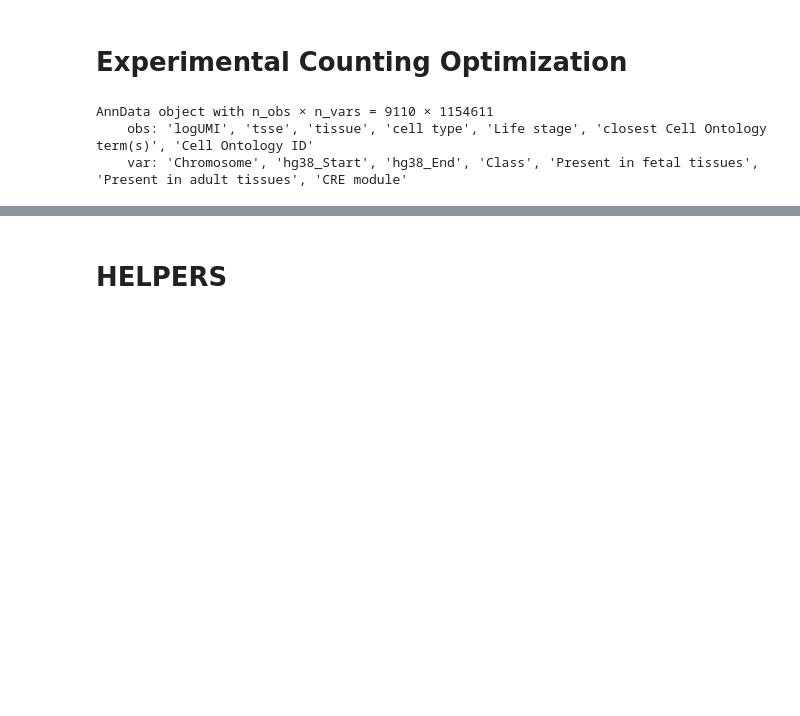
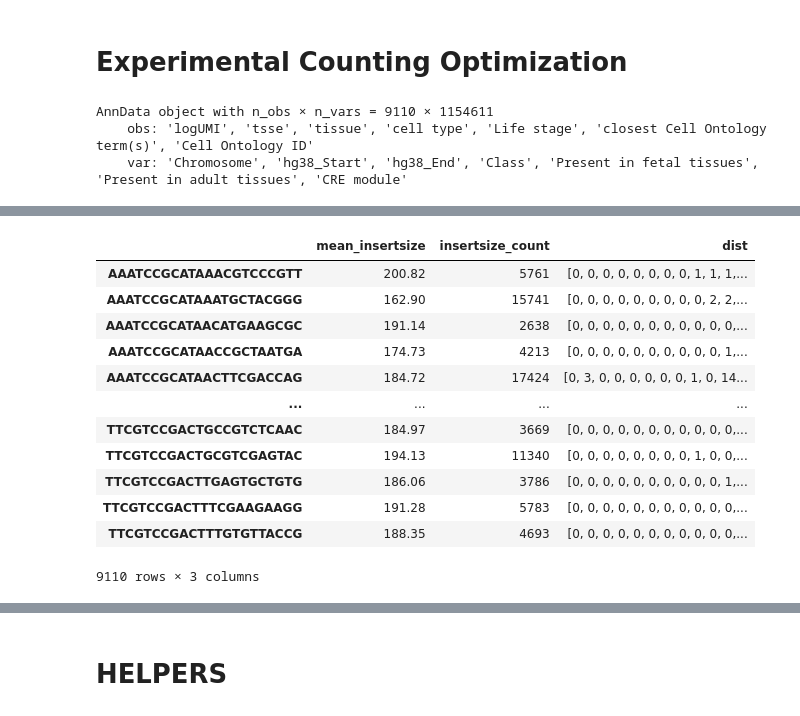
Before and after one commit to loosolab/PEAKQC, a Jupyter notebook: experimental/experimental_counting.ipynb, the cells around one changed output, grey strips where cells are left out. Drawn from its saved outputs; the diff is of its cells as text; code cells hidden in the pictures; blank space fills up the shorter version.

```diff
--- a/experimental/experimental_counting.ipynb
+++ b/experimental/experimental_counting.ipynb
@@ -45,0 +57,4 @@ Wall time: 2.48 ms
+# %%
+table_from_fragments = insertsizes.insertsize_from_fragments(fragments=fragments_file,
+                              barcodes=barcodes,
+                              n_threads=8)
@@ -46,3 +83,19 @@ Wall time: 2.48 ms
+# %%
+table_from_fragments
+# %% [output]
+|  | mean_insertsize | insertsize_count | dist |
+| AAATCCGCATAAACGTCCCGTT | 200.82 | 5761 | [0, 0, 0, 0, 0, 0, 0, 0, 1, 1, 1,... |
+| AAATCCGCATAAATGCTACGGG | 162.90 | 15741 | [0, 0, 0, 0, 0, 0, 0, 0, 0, 2, 2,... |
+| AAATCCGCATAACATGAAGCGC | 191.14 | 2638 | [0, 0, 0, 0, 0, 0, 0, 0, 0, 0, 0,... |
+| AAATCCGCATAACCGCTAATGA | 174.73 | 4213 | [0, 0, 0, 0, 0, 0, 0, 0, 0, 0, 1,... |
+| AAATCCGCATAACTTCGACCAG | 184.72 | 17424 | [0, 3, 0, 0, 0, 0, 0, 0, 1, 0, 14... |
+| ... | ... | ... | ... |
+| TTCGTCCGACTGCCGTCTCAAC | 184.97 | 3669 | [0, 0, 0, 0, 0, 0, 0, 0, 0, 0, 0,... |
+| TTCGTCCGACTGCGTCGAGTAC | 194.13 | 11340 | [0, 0, 0, 0, 0, 0, 0, 0, 1, 0, 0,... |
+| TTCGTCCGACTTGAGTGCTGTG | 186.06 | 3786 | [0, 0, 0, 0, 0, 0, 0, 0, 0, 0, 1,... |
+| TTCGTCCGACTTTCGAAGAAGG | 191.28 | 5783 | [0, 0, 0, 0, 0, 0, 0, 0, 0, 0, 0,... |
+| TTCGTCCGACTTTGTGTTACCG | 188.35 | 4693 | [0, 0, 0, 0, 0, 0, 0, 0, 0, 0, 0,... |
+9110 rows × 3 columns
 # %%
 @beartype
 def _is_gz_file(filepath: str) -> bool:
```
Also changed, not shown: parts of 7 cells of this notebook, 2 other files.
